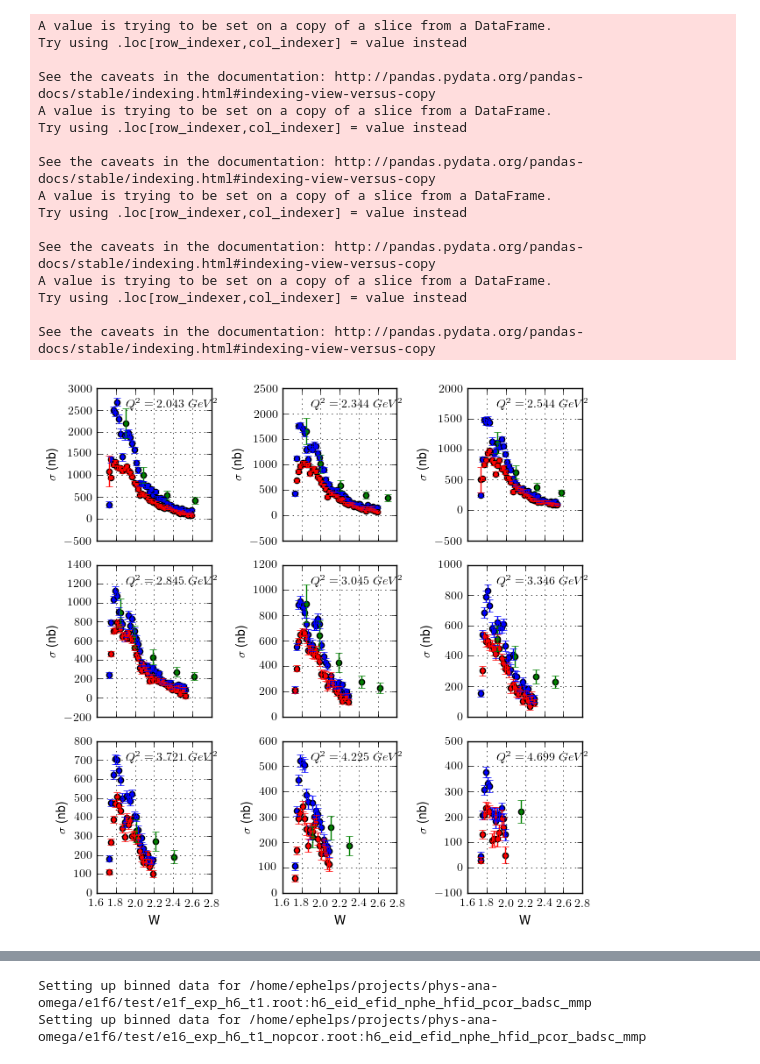
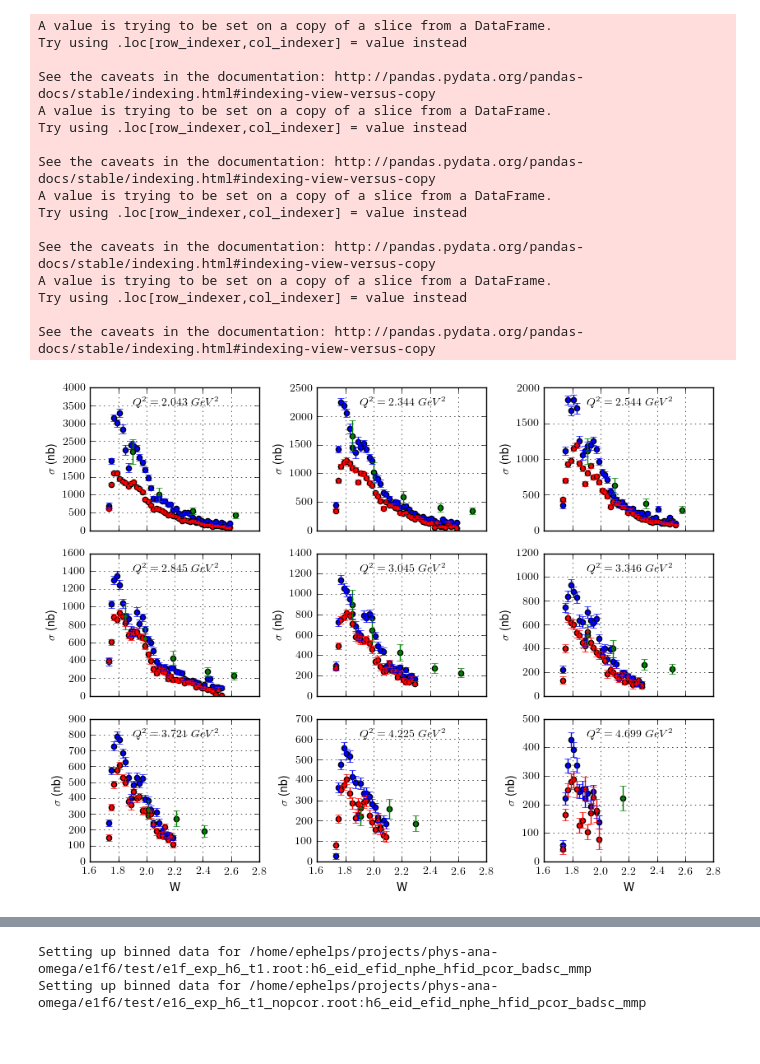
Before and after one commit to evan-phelps/phys-ana-omega, a Jupyter notebook: worksheets/ExpData.ipynb, the cells around one changed output, grey strips where cells are left out. Cells and saved outputs as stored; diff of their text form; code cells hidden in the pictures.

```diff
--- a/worksheets/ExpData.ipynb
+++ b/worksheets/ExpData.ipynb
@@ -372,15 +398,15 @@ def xsects(W0, W1, Q2ranges, parms=parms_t0):
                     h6rdir=parms.e1f_h6r_dir,
                     h6rfn='%s/%s'%(parms.dirin,parms.e1f_h6r_fn))
 
-    e1f_exparms = (e1f_binned, e1f_sim, E1F_E0, E1F_LUM, 0.15)
-    e16_exparms = (e16_binned, e16_sim, E16_E0, E16_LUM, 0.25)
+    e1f_exparms = (e1f_binned, e1f_sim, E1F_E0, E1F_LUM, 0.15, 0.015)
+    e16_exparms = (e16_binned, e16_sim, E16_E0, E16_LUM, 0.25, 0.015)
 
     Ws = np.arange(W0, W1, 0.02)
 
     e1f_xsects, e16_xsects = [], []
     for Q2 in Q2ranges:
-        e1f_xsects.extend([calc_diff_xsects(w, Q2, e1f_exparms, True) for w in Ws])
-        e16_xsects.extend([calc_diff_xsects(w, Q2, e16_exparms, True) for w in Ws])
+        e1f_xsects.extend([calc_diff_xsects(w, Q2, e1f_exparms, True, parms.h2rad) for w in Ws])
+        e16_xsects.extend([calc_diff_xsects(w, Q2, e16_exparms, True, parms.h2rad) for w in Ws])
 
         # e1?_xsects contains a list of
         #    xb, avgQ2, avgW, eps, int_2d_0, int_2d, (W, Q2), pcoss
@@ -390,16 +416,22 @@ def xsects(W0, W1, Q2ranges, parms=parms_t0):
         # is (parm_value, parm_error).
     return (e16_xsects, e1f_xsects)
 # %%
-def get_exp_parms(q2str, name=None, wmax=2.6, q2ranges=None):
+def get_exp_parms(q2str, name=None, wmax=2.6, q2ranges=None, fn_h2rad='../e1f6/test/hQ2W_rad_corr.root'): #fn_h2rad=None):
     if name is None:
         name = q2str
     parms = InputParms(name)
     parms.e16_sim_fn = 'e16_sim_skim_top1_%s_ho.root'%q2str
     parms.e16_h6r_fn = parms.e16_sim_fn
-    parms.e16_exp_fn = 'e16_exp_h6_t0_nopcor.root' #'e16_exp_h6_top1.root'
+    parms.e16_exp_fn = 'e16_skim_small_h6_t0.root' #'e16_exp_h6_t0_nopcor.root' #'e16_exp_h6_top1.root'
     parms.e1f_sim_fn = 'e1f_sim_skim_top1_%s_ho.root'%q2str
     parms.e1f_h6r_fn = parms.e1f_sim_fn
-    parms.e1f_exp_fn = 'e1f_exp_h6_t0.root'
+    parms.e1f_exp_fn = 'e1f_skim_small_h6_t0.root' #'e1f_exp_h6_t0.root'
+    parms.h2rad = None
+    if fn_h2rad is not None:
+        with root_open(fn_h2rad) as fin:
+            h2rad = fin['hQ2W_corr']
+            h2rad.SetDirectory(0)
+            parms.h2rad = asrootpy(h2rad)
     if q2ranges is None:
         (q2_0, q2_1) = [float(q2) for q2 in q2str.split('-')]
         parms.q2ranges = [[q2_0+0.16, q2_0+0.45],
@@ -407,6 +439,8 @@ def get_exp_parms(q2str, name=None, wmax=2.6, q2ranges=None):
     else:
         parms.q2ranges = q2ranges
     parms.wmax = wmax
+    parms.acc_lo = 0.015
+    parms.err_hi = 0.15
     return parms
 
 parms_exp_q2strs = ['1.75-2.75', '2.25-3.25', '2.75-3.75',
@@ -422,7 +456,7 @@ parms_exps[5].q2ranges=[[4.35,5.15]]
 # %%
 # (e16_xsects_t0, e1f_xsects_t0) = xsects(1.71, 2.3, [[2.85, 3.15], [3.15, 3.65]], parms_exps[2])
 # %%
-parms = parms_exps[5]
+parms = parms_exps[0]
 e1f_sim = SimData()
 e1f_sim.add_sim('%s/%s'%(parms.dirin,parms.e1f_sim_fn),
                 h6rdir=parms.e1f_h6r_dir,
@@ -1046,6 +1095,7 @@ for ax,Q2 in zip(fig.get_axes(), sorted(df_6.Q2.unique())):
     ax.set_ylabel(lbl)
     ax.grid()
     ax.set_xlim(1.6,2.8)
+    ax.set_ylim(0)
     ax.text(0.25, 0.9, r'$Q^2 = %.3f\ GeV^2$'%Q2,
             fontsize=10,
             horizontalalignment='left',
@@ -1103,7 +1153,7 @@ df_m = pd.read_table('/home/ephelps/dropbox/Notebooks/omega/Projects/Omega/Cross
 df_6 = df_e16_legs.replace(np.inf, np.nan).dropna()
 df_f = df_e1f_legs.replace(np.inf, np.nan).dropna()
 
-fig, axes = plt.subplots(3,3, figsize=(6.5,6.5), sharex=True)
+fig, axes = plt.subplots(3,3, figsize=(8.5,6.5), sharex=True)
 for ax,Q2 in zip(fig.get_axes(), sorted(df_6.Q2.unique())):
     leg_i = 'D0_tot'
     lbl = r'$\sigma$ (nb)'
@@ -1116,34 +1166,35 @@ for ax,Q2 in zip(fig.get_axes(), sorted(df_6.Q2.unique())):
     df_1q2_m = df_m[(df_m.Q2>(Q2-0.15))&(df_m.Q2<(Q2+0.15))]
     df_1q2.plot('W', leg_i, yerr='%s_err'%leg_i, kind='scatter', color='b', ax=ax)
     df_1q2_f.plot('W', leg_i, yerr='%s_err'%leg_i, kind='scatter', color='r', ax=ax)
     df_1q2_m.plot('W', 'xsect', yerr='error', kind='scatter', color='g', ax=ax)
     ax.set_ylabel(lbl)
     ax.grid()
+    ax.set_ylim(0)
     ax.set_xlim(1.6,2.8)
     ax.text(0.25, 0.9, r'$Q^2 = %.3f\ GeV^2$'%Q2,
             fontsize=10,
             horizontalalignment='left',
             verticalalignment='center',
             transform=ax.transAxes)
     plt.tight_layout()
 # %% [output]
 A value is trying to be set on a copy of a slice from a DataFrame.
 Try using .loc[row_indexer,col_indexer] = value instead
 
 See the caveats in the documentation: http://pandas.pydata.org/pandas-docs/stable/indexing.html#indexing-view-versus-copy
 A value is trying to be set on a copy of a slice from a DataFrame.
 Try using .loc[row_indexer,col_indexer] = value instead
 
 See the caveats in the documentation: http://pandas.pydata.org/pandas-docs/stable/indexing.html#indexing-view-versus-copy
 A value is trying to be set on a copy of a slice from a DataFrame.
 Try using .loc[row_indexer,col_indexer] = value instead
 
 See the caveats in the documentation: http://pandas.pydata.org/pandas-docs/stable/indexing.html#indexing-view-versus-copy
 A value is trying to be set on a copy of a slice from a DataFrame.
 Try using .loc[row_indexer,col_indexer] = value instead
 
 See the caveats in the documentation: http://pandas.pydata.org/pandas-docs/stable/indexing.html#indexing-view-versus-copy
-[figure, old version]
+[figure, new version]
 # %%
 #%matplotlib inline
 df_m = pd.read_table('/home/ephelps/dropbox/Notebooks/omega/Projects/Omega/Cross-sections/Morand/xsect_integrated_morand.txt')
```
Also changed, not shown: parts of 22 cells of this notebook, 11 other files.
